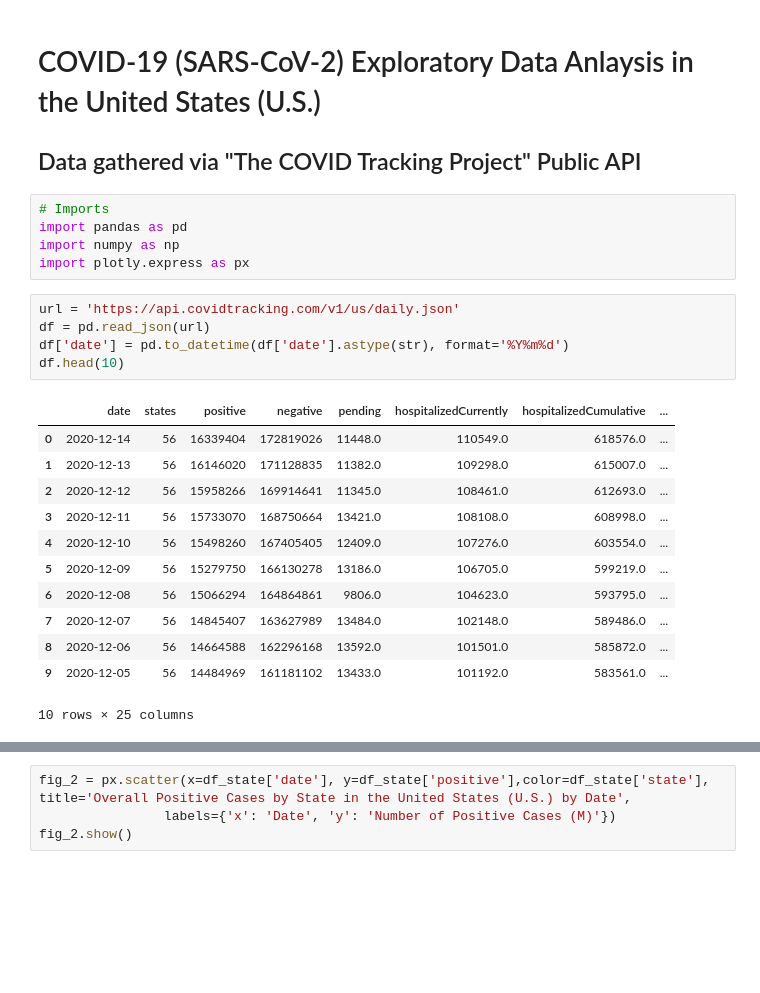
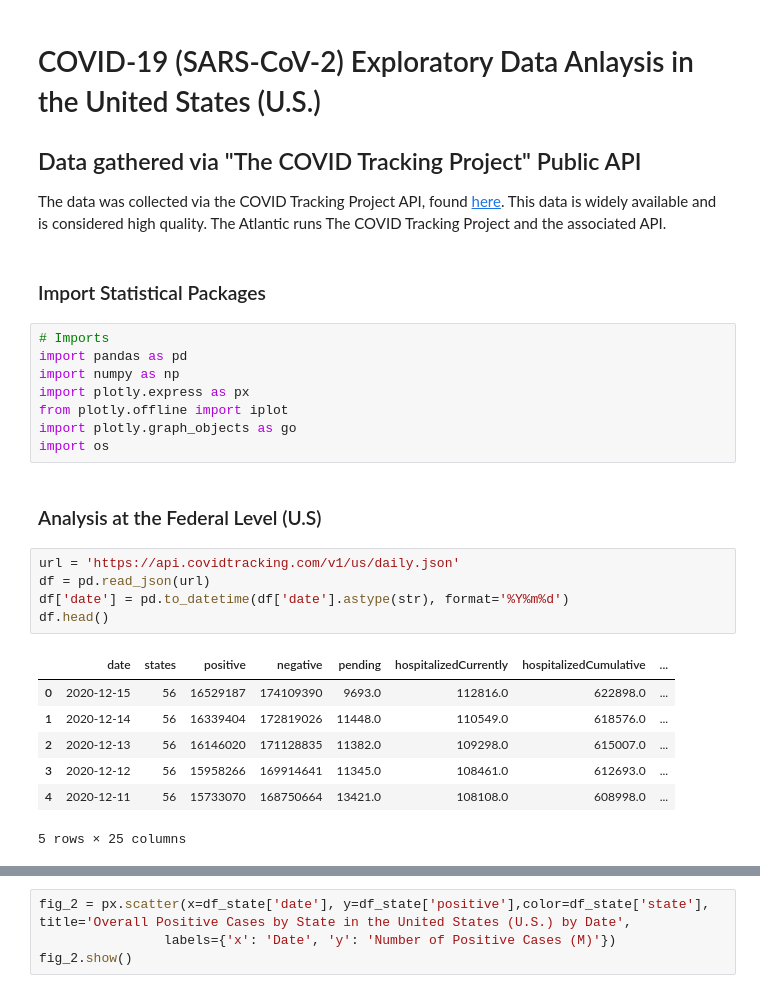
Before and after one commit to mattsunner/covid-dashboard, a Jupyter notebook: COVID-19_EDA.ipynb, the cells around one changed output, grey strips where cells are left out. Drawn from its saved outputs; the diff is of its cells as text; blank space fills up the shorter version.

Commit message:
Finalize Initial Analysis; Output Data to README
Finalize the initial EDA and docuemtation for GitHub.

```diff
--- a/COVID-19_EDA.ipynb
+++ b/COVID-19_EDA.ipynb
@@ -1,26 +1,30 @@
 # %% [markdown]
 # COVID-19 (SARS-CoV-2) Exploratory Data Anlaysis in the United States (U.S.)
 ## Data gathered via "The COVID Tracking Project" Public API
+
+The data was collected via the COVID Tracking Project API, found [here](https://covidtracking.com/data/api). This data is widely available and is considered high quality. The Atlantic runs The COVID Tracking Project and the associated API.
+# %% [markdown]
+### Import Statistical Packages
 # %%
 # Imports
 import pandas as pd
 import numpy as np
 import plotly.express as px
+from plotly.offline import iplot
+import plotly.graph_objects as go
+import os
+# %% [markdown]
+### Analysis at the Federal Level (U.S)
 # %%
 url = 'https://api.covidtracking.com/v1/us/daily.json'
 df = pd.read_json(url)
 df['date'] = pd.to_datetime(df['date'].astype(str), format='%Y%m%d')
-df.head(10)
+df.head()
 # %% [output]
 |  | date | states | positive | negative | pending | hospitalizedCurrently | hospitalizedCumulative | ... |
-| 0 | 2020-12-14 | 56 | 16339404 | 172819026 | 11448.0 | 110549.0 | 618576.0 | ... |
-| 1 | 2020-12-13 | 56 | 16146020 | 171128835 | 11382.0 | 109298.0 | 615007.0 | ... |
-| 2 | 2020-12-12 | 56 | 15958266 | 169914641 | 11345.0 | 108461.0 | 612693.0 | ... |
-| 3 | 2020-12-11 | 56 | 15733070 | 168750664 | 13421.0 | 108108.0 | 608998.0 | ... |
-| 4 | 2020-12-10 | 56 | 15498260 | 167405405 | 12409.0 | 107276.0 | 603554.0 | ... |
-| 5 | 2020-12-09 | 56 | 15279750 | 166130278 | 13186.0 | 106705.0 | 599219.0 | ... |
-| 6 | 2020-12-08 | 56 | 15066294 | 164864861 | 9806.0 | 104623.0 | 593795.0 | ... |
-| 7 | 2020-12-07 | 56 | 14845407 | 163627989 | 13484.0 | 102148.0 | 589486.0 | ... |
-| 8 | 2020-12-06 | 56 | 14664588 | 162296168 | 13592.0 | 101501.0 | 585872.0 | ... |
-| 9 | 2020-12-05 | 56 | 14484969 | 161181102 | 13433.0 | 101192.0 | 583561.0 | ... |
+| 0 | 2020-12-15 | 56 | 16529187 | 174109390 | 9693.0 | 112816.0 | 622898.0 | ... |
+| 1 | 2020-12-14 | 56 | 16339404 | 172819026 | 11448.0 | 110549.0 | 618576.0 | ... |
+| 2 | 2020-12-13 | 56 | 16146020 | 171128835 | 11382.0 | 109298.0 | 615007.0 | ... |
+| 3 | 2020-12-12 | 56 | 15958266 | 169914641 | 11345.0 | 108461.0 | 612693.0 | ... |
+| 4 | 2020-12-11 | 56 | 15733070 | 168750664 | 13421.0 | 108108.0 | 608998.0 | ... |
-10 rows × 25 columns
+5 rows × 25 columns
```
Also changed, not shown: parts of 9 cells of this notebook, 6 other files.
